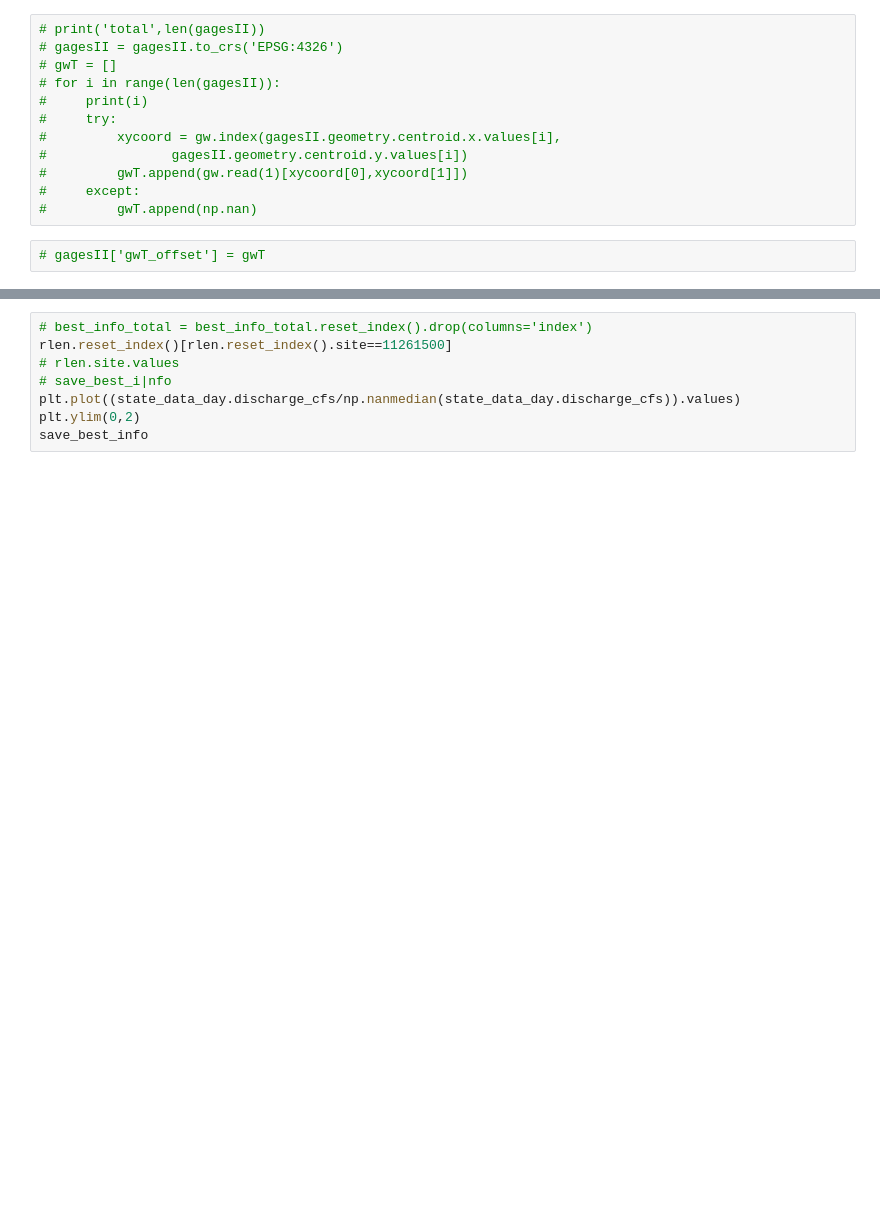
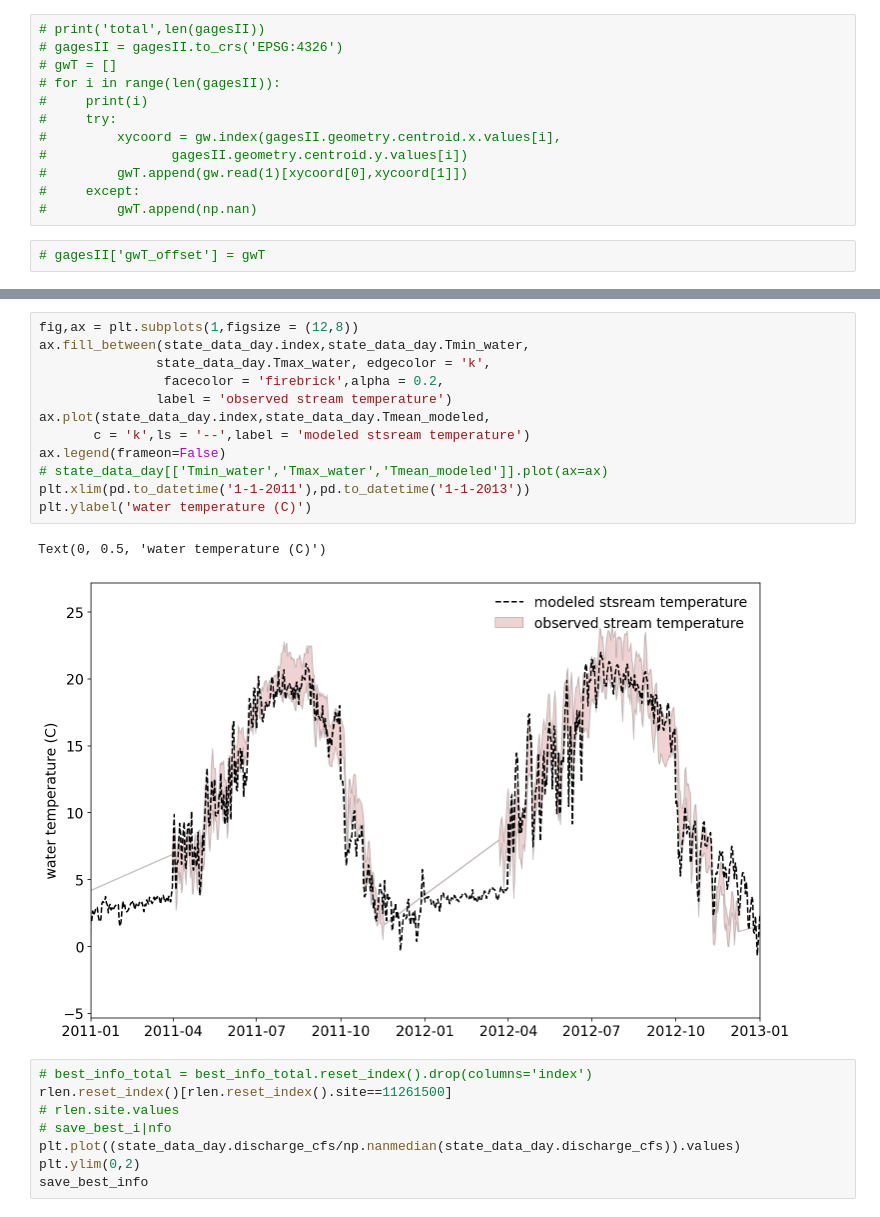
Before and after one commit to lapidesd/streamflow_depletion_metrics_replacement, a Jupyter notebook: Code/regression_thermo_model.ipynb, the cells around one changed output, grey strips where cells are left out. Drawn from its saved outputs; the diff is of its cells as text; blank space fills up the shorter version.

```diff
--- a/Code/regression_thermo_model.ipynb
+++ b/Code/regression_thermo_model.ipynb
@@ -1172,3 +1184,18 @@ Text(0, 0.5, 'water temperature (C)')
+# %%
+fig,ax = plt.subplots(1,figsize = (12,8))
+ax.fill_between(state_data_day.index,state_data_day.Tmin_water,
+               state_data_day.Tmax_water, edgecolor = 'k',
+                facecolor = 'firebrick',alpha = 0.2,
+               label = 'observed stream temperature')
+ax.plot(state_data_day.index,state_data_day.Tmean_modeled,
+       c = 'k',ls = '--',label = 'modeled stsream temperature')
+ax.legend(frameon=False)
+# state_data_day[['Tmin_water','Tmax_water','Tmean_modeled']].plot(ax=ax)
+plt.xlim(pd.to_datetime('1-1-2011'),pd.to_datetime('1-1-2013'))
+plt.ylabel('water temperature (C)')
+# %% [output]
+Text(0, 0.5, 'water temperature (C)')
+[figure, added]
 # %%
 # best_info_total = best_info_total.reset_index().drop(columns='index')
 rlen.reset_index()[rlen.reset_index().site==11261500]
```
Also changed, not shown: parts of 21 cells of this notebook.
